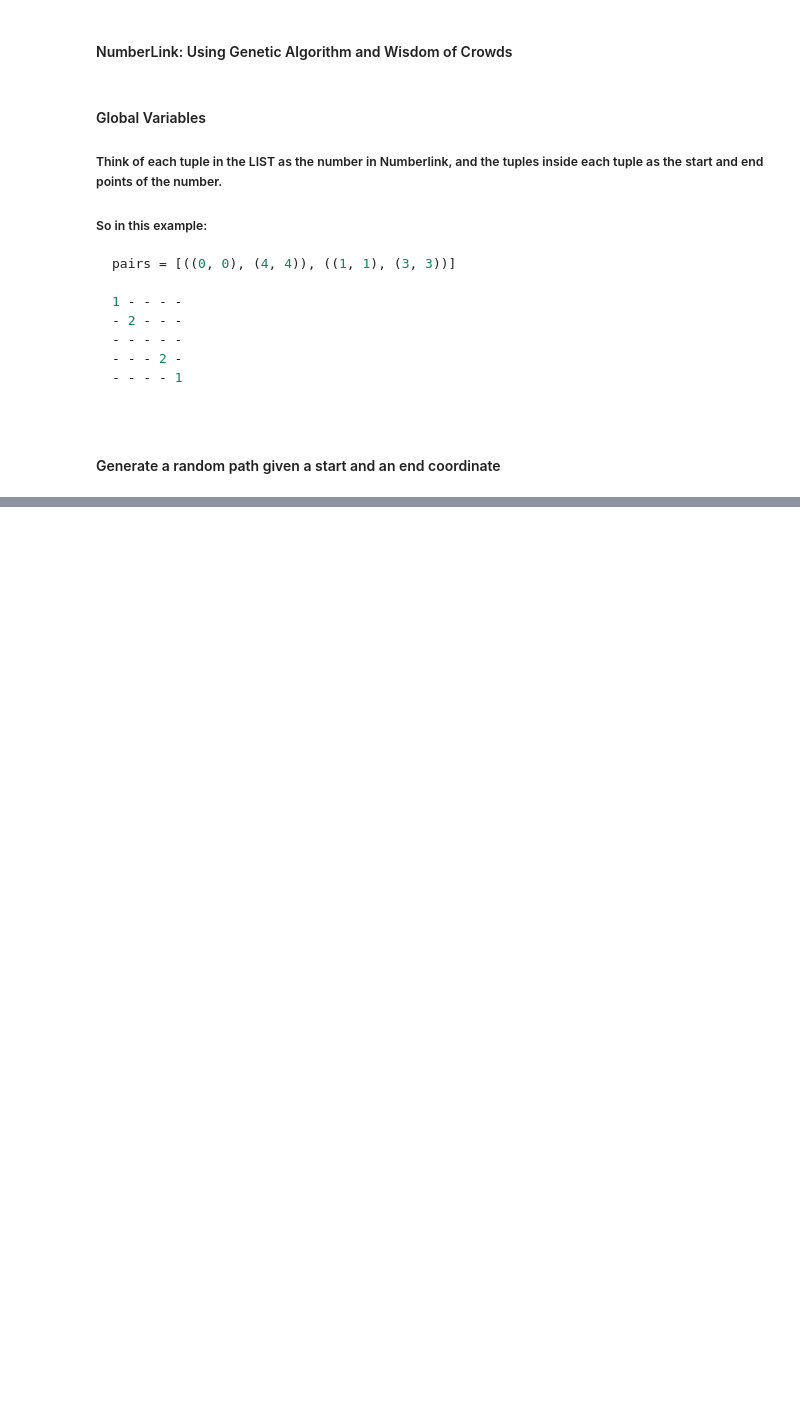
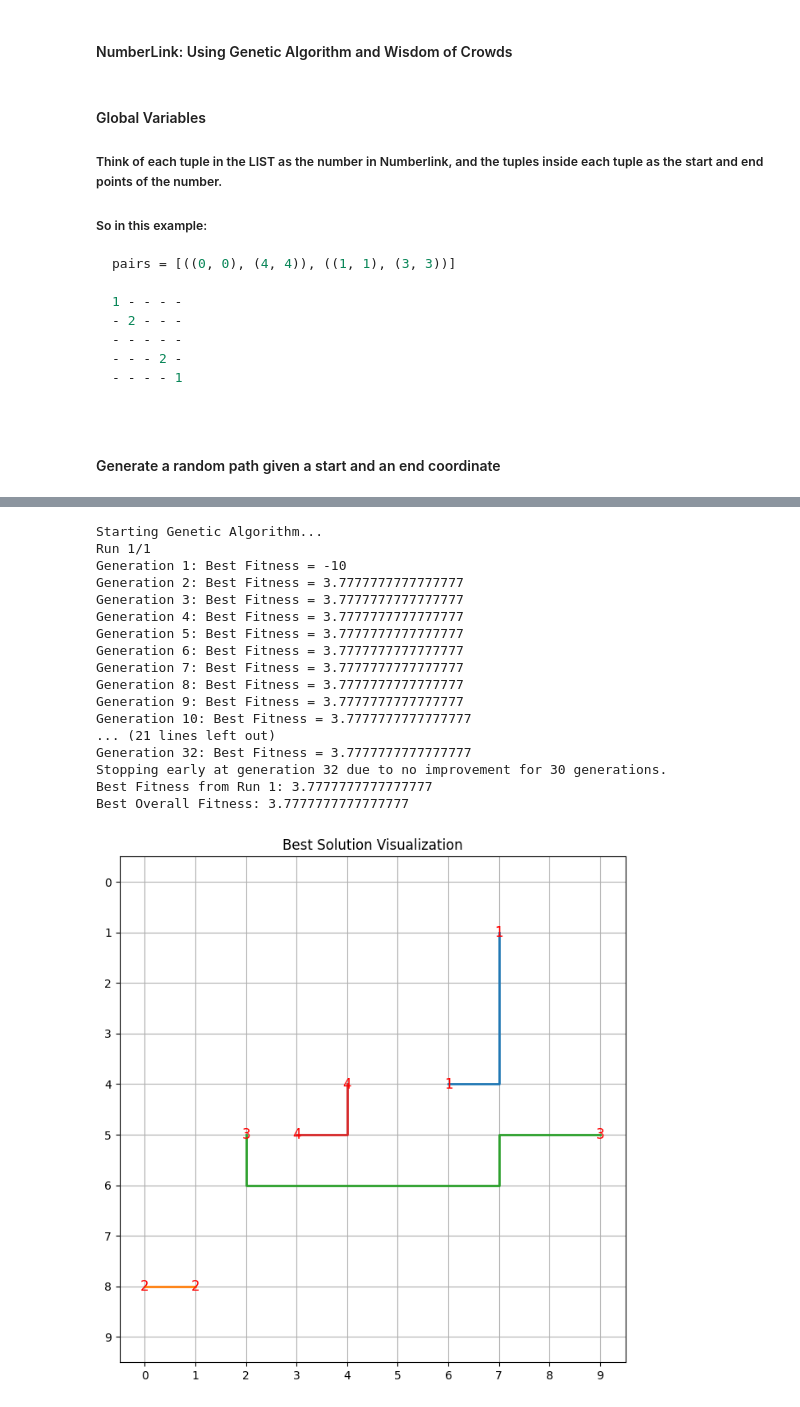
Before and after one commit to AyanJoshi/numberlink-genetic-wisdom, a Jupyter notebook: numberlink.ipynb, the cells around one changed output, grey strips where cells are left out. Cells and saved outputs as stored; diff of their text form; code cells hidden in the pictures; blank space fills up the shorter version.

```diff
--- a/numberlink.ipynb
+++ b/numberlink.ipynb
@@ -247,7 +192,8 @@ def generate_influenced_path(start, end, influence_map, grid_size):
 
         # If no valid moves, break and generate random path
         if best_move is None:
-            return generate_random_path(start, end, grid_size)
+            # print("No valid moves found using wisdom")
+            return generate_random_path(start, end, grid_size, 0.5)
 
         current = best_move
         path.append(current)
@@ -255,7 +201,8 @@ def generate_influenced_path(start, end, influence_map, grid_size):
 
         # Prevent infinite loops
         if len(path) > grid_size * grid_size:
-            return generate_random_path(start, end, grid_size)
+            # print("Infinite loop detected")
+            return generate_random_path(start, end, grid_size, 0.5)
 
     return path
 # %%
@@ -563,34 +551,63 @@ statistical_analysis(all_tests_generation_results, num_runs, test_name)
 # %%
-#Static problem
-
-population = initialize_population(population_size, pairs_static, grid_size_static)
+#Random Problem Initialization
+grid_size_random = 10
+# We have 10 pairs of start and end points (i.e. 10 number pairs to find paths between)
+pairs_random = [((random.randint(0, grid_size_random-1), random.randint(0, grid_size_random-1)),
+          (random.randint(0, grid_size_random-1), random.randint(0, grid_size_random-1)))
+         for _ in range(4)]
+population = initialize_population(population_size, pairs_random, grid_size_random)
 num_runs = 1  # Number of runs to perform (testing purposes)
 best_overall_individual = None
 best_overall_fitness = -float('inf')  # Initialize to a very low number
+stopping_threshold = 30
 
 all_tests_generation_results = []
 all_tests_improvement_results = []
 
 print("Starting Genetic Algorithm...")
 for run in range(num_runs):
     print(f"Run {run + 1}/{num_runs}")
 
     # Run the genetic algorithm
-    current_best_individual = genetic_algorithm_wisdom(population, generations, mutation_rate,
-                                                       pairs_static, grid_size_static, stopping_threshold,
-                                                       expert_percentage, all_tests_generation_results,
-                                                       all_tests_improvement_results)
-
+    current_best_individual = genetic_algorithm_wisdom(population, generations,
+                                                        mutation_rate, pairs_random,
+                                                        grid_size_random, stopping_threshold,
+                                                        expert_percentage,
+                                                        all_tests_generation_results,
+                                                        all_tests_improvement_results)
     # Evaluate the fitness of the current best individual
-    current_best_fitness = fitness(current_best_individual, pairs_static, grid_size_static)
+    current_best_fitness = fitness(current_best_individual, pairs_random, grid_size_random)
 
     print(f"Best Fitness from Run {run + 1}: {current_best_fitness}")
 
     # Check if the current run has the best fitness
     if current_best_fitness > best_overall_fitness:
         best_overall_fitness = current_best_fitness
         best_overall_individual = current_best_individual
 
 # After all runs, visualize the best solution found
 print(f"Best Overall Fitness: {best_overall_fitness}")
-plot_this_shit(best_overall_individual, pairs_static, grid_size_static)
+plot_this_numberlink(best_overall_individual, pairs_random, grid_size_random)
+
+# Visualize testing analysis
+test_name = 'Static Problem with Grid Size ' + str(grid_size_random)
+statistical_analysis(all_tests_generation_results, num_runs, test_name)
+# %% [output]
+Starting Genetic Algorithm...
+Run 1/1
+Generation 1: Best Fitness = -10
+Generation 2: Best Fitness = 3.7777777777777777
+Generation 3: Best Fitness = 3.7777777777777777
+Generation 4: Best Fitness = 3.7777777777777777
+Generation 5: Best Fitness = 3.7777777777777777
+Generation 6: Best Fitness = 3.7777777777777777
+Generation 7: Best Fitness = 3.7777777777777777
+Generation 8: Best Fitness = 3.7777777777777777
+Generation 9: Best Fitness = 3.7777777777777777
+Generation 10: Best Fitness = 3.7777777777777777
+... (21 lines left out)
+Generation 32: Best Fitness = 3.7777777777777777
+Stopping early at generation 32 due to no improvement for 30 generations.
+Best Fitness from Run 1: 3.7777777777777777
+Best Overall Fitness: 3.7777777777777777
+[figure, added]
```
Also changed, not shown: parts of 29 cells of this notebook.
